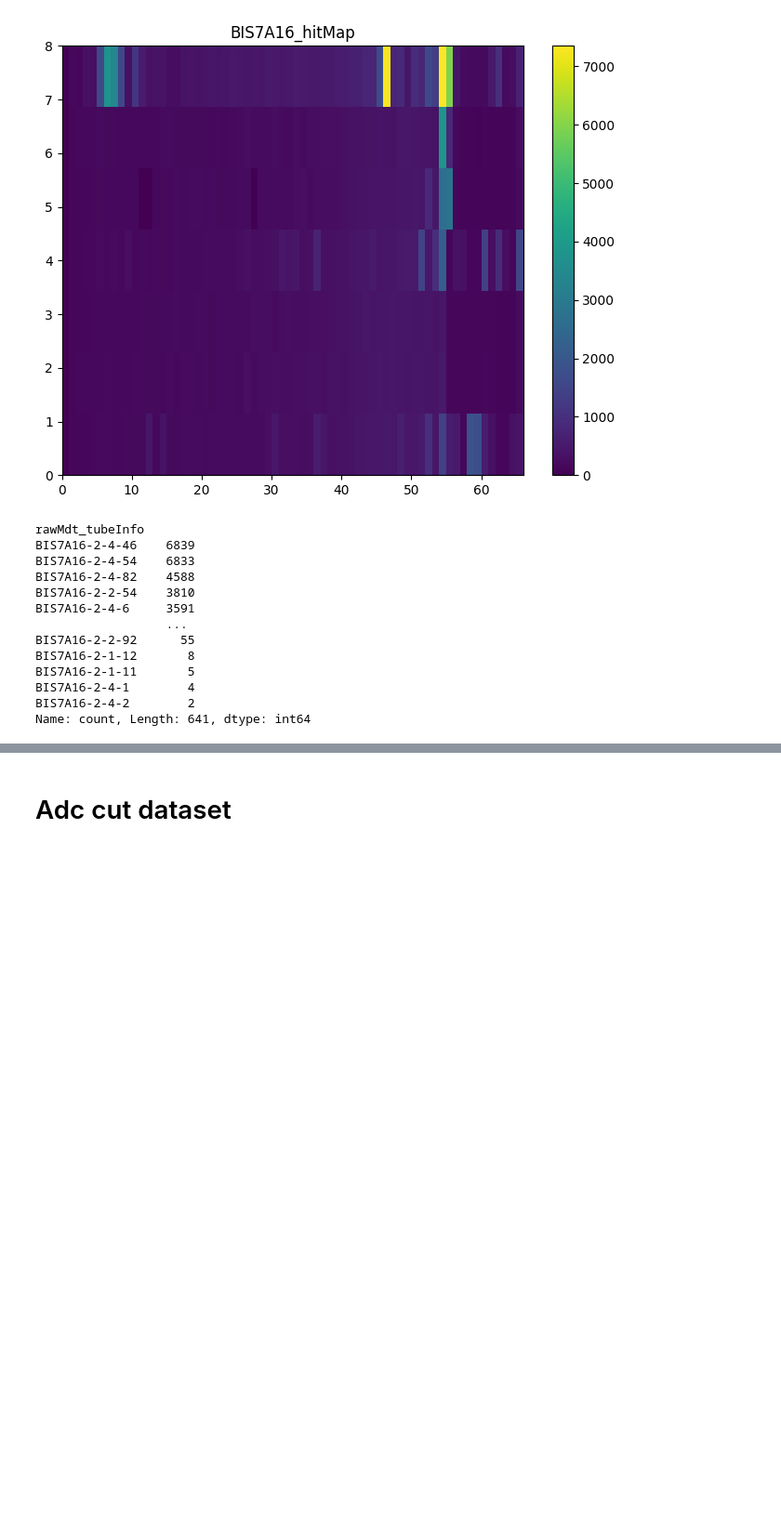
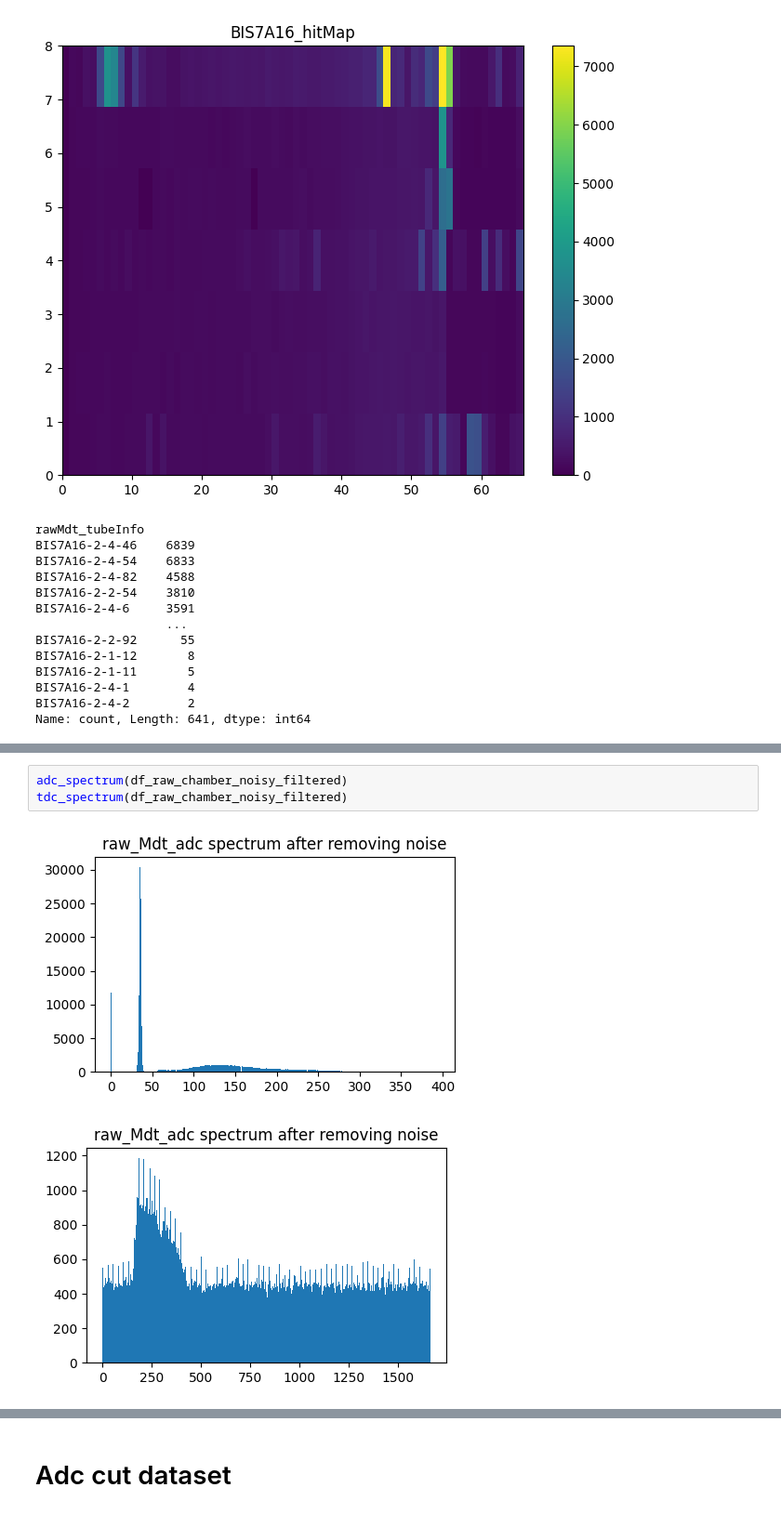
Before and after one commit to ppriyanka8/ATLAS, a Jupyter notebook: BIS7A16.ipynb, the cells around one changed output, grey strips where cells are left out. Shown at 93% size. Cells and saved outputs as stored; diff of their text form; blank space fills up the shorter version.

```diff
--- a/BIS7A16.ipynb
+++ b/BIS7A16.ipynb
@@ -611,0 +708,6 @@ tube_index=ML*(Total tubes per ml)+layer*(total tube per layer)+tube
+# %%
+adc_spectrum(df_raw_chamber_noisy_filtered)
+tdc_spectrum(df_raw_chamber_noisy_filtered)
+# %% [output]
+[figure, added]
+[figure, added]
```
Also changed, not shown: parts of 8 cells of this notebook.
